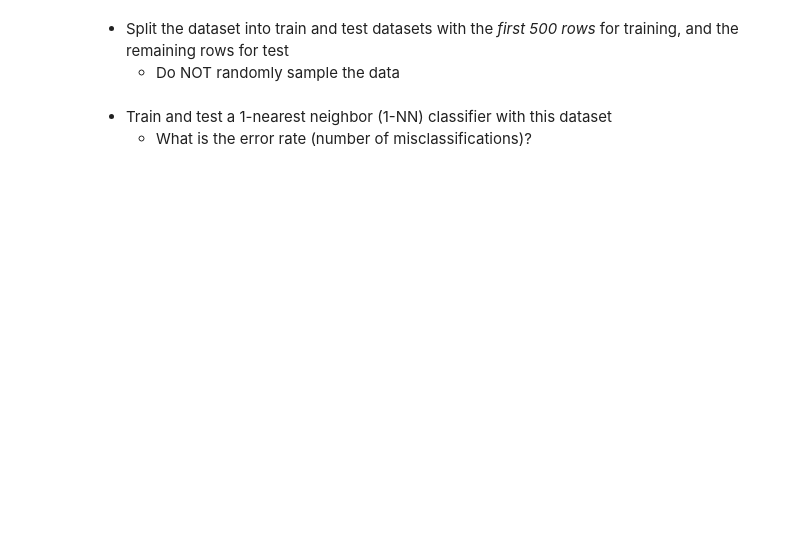
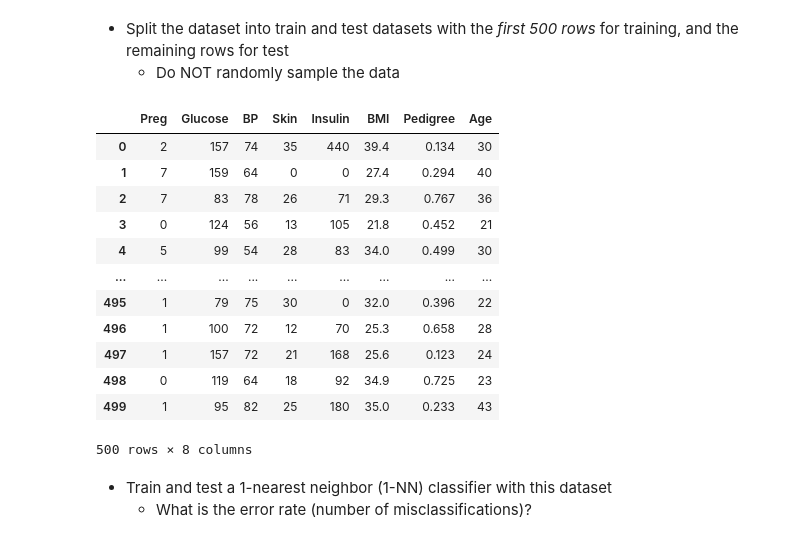
Before and after one commit to Avelez164/Data-Science-Big-Data, a Jupyter notebook: knn.ipynb, the cells around one changed output. Saved outputs shown, nothing was run; the diff lists cells and outputs as text; code cells hidden in the pictures; blank space fills up the shorter version.

```diff
--- a/knn.ipynb
+++ b/knn.ipynb
@@ -100,6 +120,34 @@ The goal is to predict if a subject has diabetes, given some of the diagnostic m
 # %% [markdown]
 * Split the dataset into train and test datasets with the *first 500 rows* for training, and the remaining rows for test
   - Do NOT randomly sample the data
+# %%
+from sklearn.neighbors import KNeighborsClassifier
+
+train = pima_indians_diabetes[:500]
+test = pima_indians_diabetes[500:]
+
+X_train = train.drop('HasDiabetes', axis=1)
+y_train = train['HasDiabetes']
+
+X_test = test.drop('HasDiabetes', axis=1)
+y_test = test['HasDiabetes']
+
+
+train.drop('HasDiabetes', axis=1)
+# %% [output]
+|  | Preg | Glucose | BP | Skin | Insulin | BMI | Pedigree | Age |
+| 0 | 2 | 157 | 74 | 35 | 440 | 39.4 | 0.134 | 30 |
+| 1 | 7 | 159 | 64 | 0 | 0 | 27.4 | 0.294 | 40 |
+| 2 | 7 | 83 | 78 | 26 | 71 | 29.3 | 0.767 | 36 |
+| 3 | 0 | 124 | 56 | 13 | 105 | 21.8 | 0.452 | 21 |
+| 4 | 5 | 99 | 54 | 28 | 83 | 34.0 | 0.499 | 30 |
+| ... | ... | ... | ... | ... | ... | ... | ... | ... |
+| 495 | 1 | 79 | 75 | 30 | 0 | 32.0 | 0.396 | 22 |
+| 496 | 1 | 100 | 72 | 12 | 70 | 25.3 | 0.658 | 28 |
+| 497 | 1 | 157 | 72 | 21 | 168 | 25.6 | 0.123 | 24 |
+| 498 | 0 | 119 | 64 | 18 | 92 | 34.9 | 0.725 | 23 |
+| 499 | 1 | 95 | 82 | 25 | 180 | 35.0 | 0.233 | 43 |
+500 rows × 8 columns
 # %% [markdown]
 * Train and test a 1-nearest neighbor (1-NN) classifier with this dataset
   - What is the error rate (number of misclassifications)?
```
Also changed, not shown: parts of 6 cells of this notebook.
